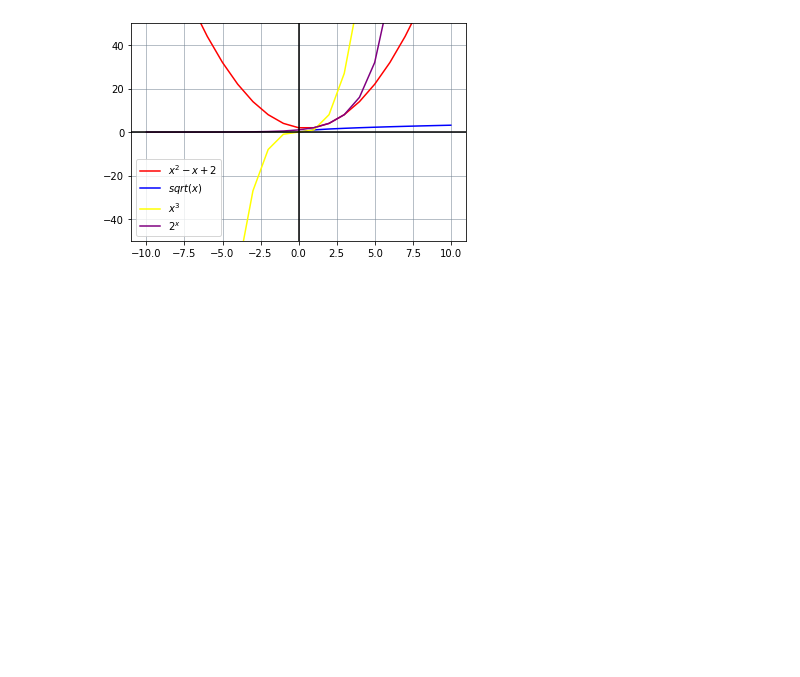
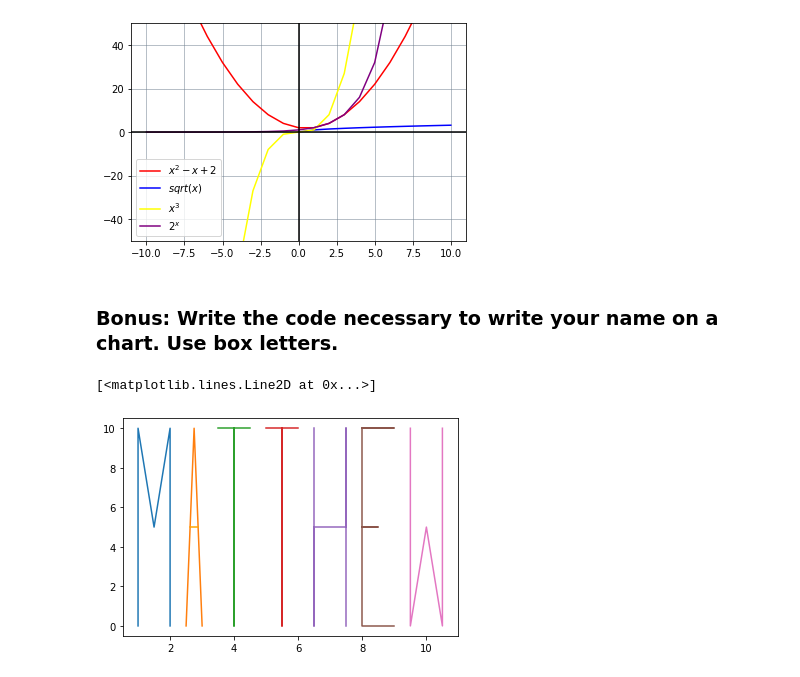
Before and after one commit to Matthew-Mays/numpy-pandas-visualization-exercises, a Jupyter notebook: matplotlib_exercises.ipynb, the cells around one changed output. Cells and saved outputs as stored; diff of their text form; code cells hidden in the pictures; blank space fills up the shorter version.

Commit message:
completed more exercises in matplotlib_exercises

```diff
--- a/matplotlib_exercises.ipynb
+++ b/matplotlib_exercises.ipynb
@@ -140,3 +144,41 @@ plt.legend()
 plt.show()
 # %% [output]
 [figure]
+# %% [markdown]
+### Bonus: Write the code necessary to write your name on a chart. Use box letters.
+# %%
+x1 = [1, 1, 1.5, 2, 2]
+y1 = [0, 10, 5, 10, 0]
+
+x2 = [2.5, 2.75, 3]
+y2 = [0, 10, 0]
+
+x3 = [2.625, 2.875]
+y3 = [5, 5]
+
+x4 = [3.5, 4, 4, 4, 4.5]
+y4 = [10, 10, 0, 10, 10]
+
+x5 = [5, 5.5, 5.5, 5.5, 6]
+y5 = [10, 10, 0, 10, 10]
+
+x6 = [6.5, 6.5, 6.5, 7.5, 7.5, 7.5]
+y6 = [10, 0, 5, 5, 10, 0]
+
+x7 = [8, 9, 8, 8, 8.5, 8, 8, 9]
+y7 = [10, 10, 10, 5, 5, 5, 0, 0]
+
+x8 = [9.5, 9.5, 10, 10.5, 10.5]
+y8 = [10, 0, 5, 0, 10]
+# %%
+plt.plot(x1, y1)
+plt.plot(x2, y2)
+plt.plot(x3, y3, c = 'orange')
+plt.plot(x4, y4)
+plt.plot(x5, y5)
+plt.plot(x6, y6)
+plt.plot(x7, y7)
+plt.plot(x8, y8)
+# %% [output]
+[<matplotlib.lines.Line2D at 0x...>]
+[figure, added]
```
Also changed, not shown: parts of 5 cells of this notebook.
